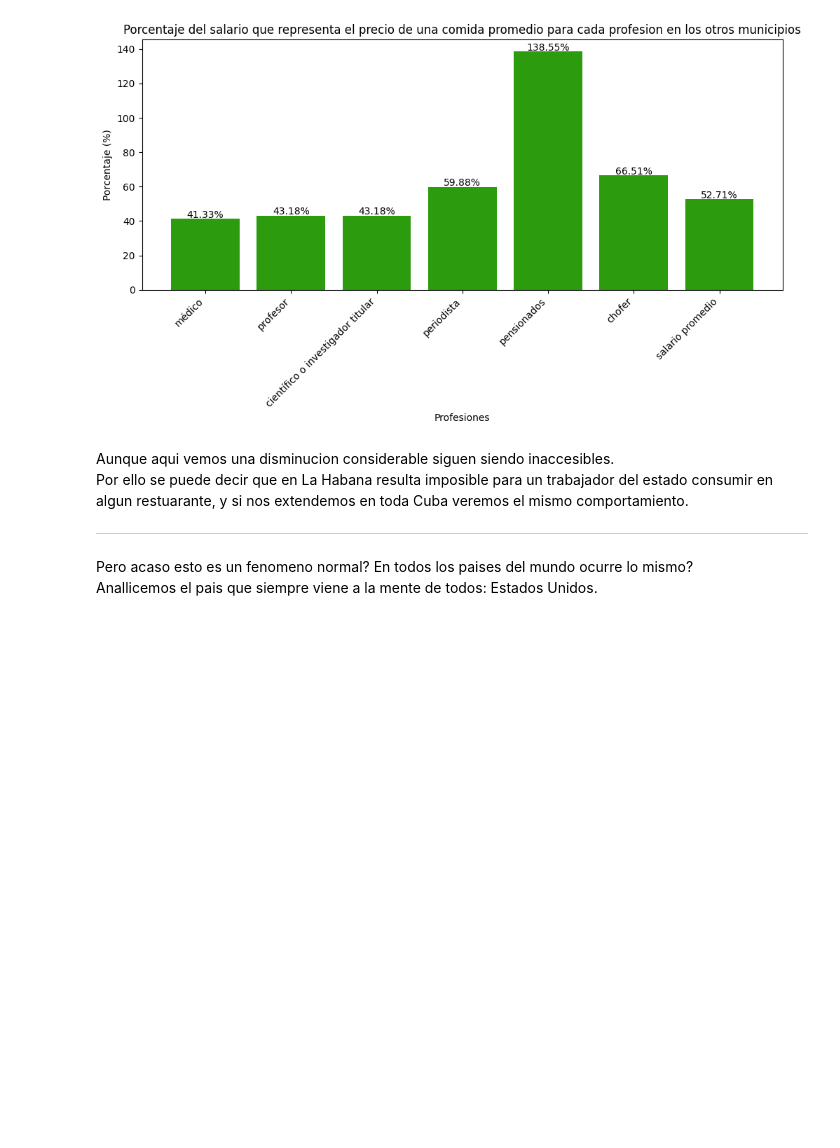
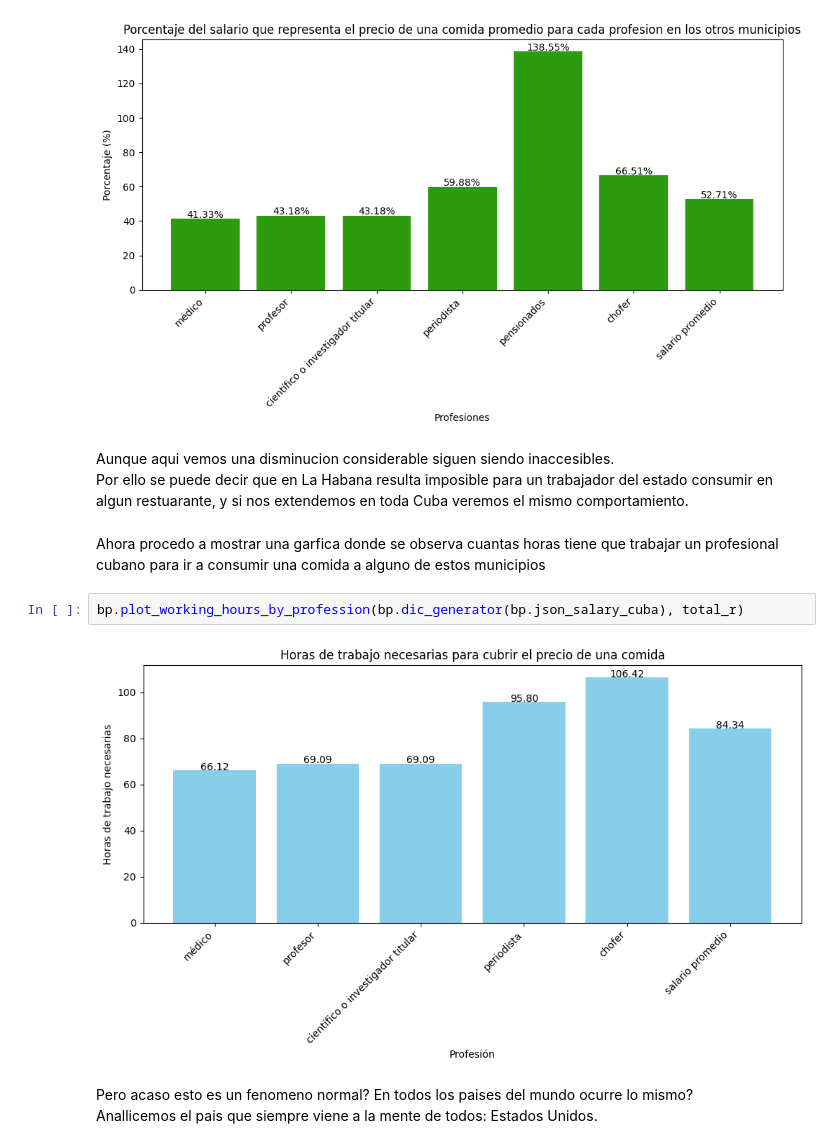
Before and after one commit to angie-rosquet/PROYECTEO-PRO-ICD, a Jupyter notebook: Un_Lujo_Para_El_Paladar.ipynb, the cells around one changed output. Drawn from its saved outputs; the diff is of its cells as text; blank space fills up the shorter version.

```diff
--- a/Un_Lujo_Para_El_Paladar.ipynb
+++ b/Un_Lujo_Para_El_Paladar.ipynb
@@ -475,7 +475,12 @@ bp.plot_salary_percentage(bp.json_salary_cuba, total_r , "los otros municipios")
 # %% [markdown]
 Aunque aqui vemos una disminucion considerable siguen siendo inaccesibles.
 Por ello se puede decir que en La Habana resulta imposible para un trabajador del estado consumir en algun restuarante, y si nos extendemos en toda Cuba veremos el mismo comportamiento.
-***
+# %% [markdown]
+Ahora procedo a mostrar una garfica donde se observa cuantas horas tiene que trabajar un profesional cubano para ir a consumir una comida a alguno de estos municipios
+# %%
+bp.plot_working_hours_by_profession(bp.dic_generator(bp.json_salary_cuba), total_r)
+# %% [output]
+[figure, added]
 # %% [markdown]
 Pero acaso esto es un fenomeno normal? En todos los paises del mundo ocurre lo mismo?
 Anallicemos el pais que siempre viene a la mente de todos: Estados Unidos.
```
Also changed, not shown: 1 other file.
